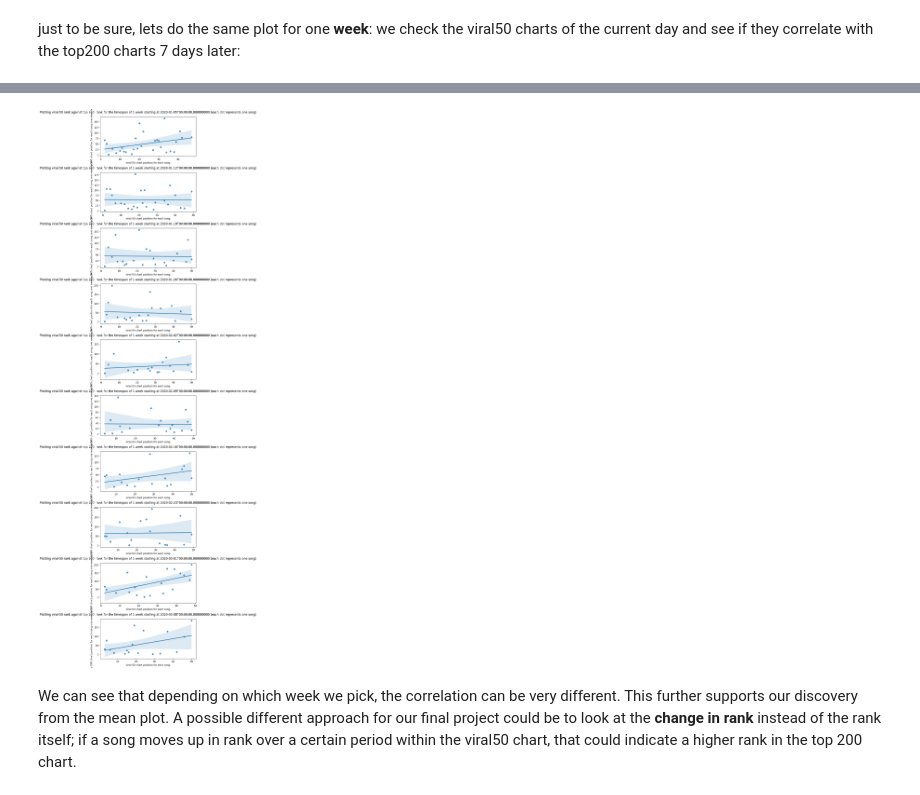
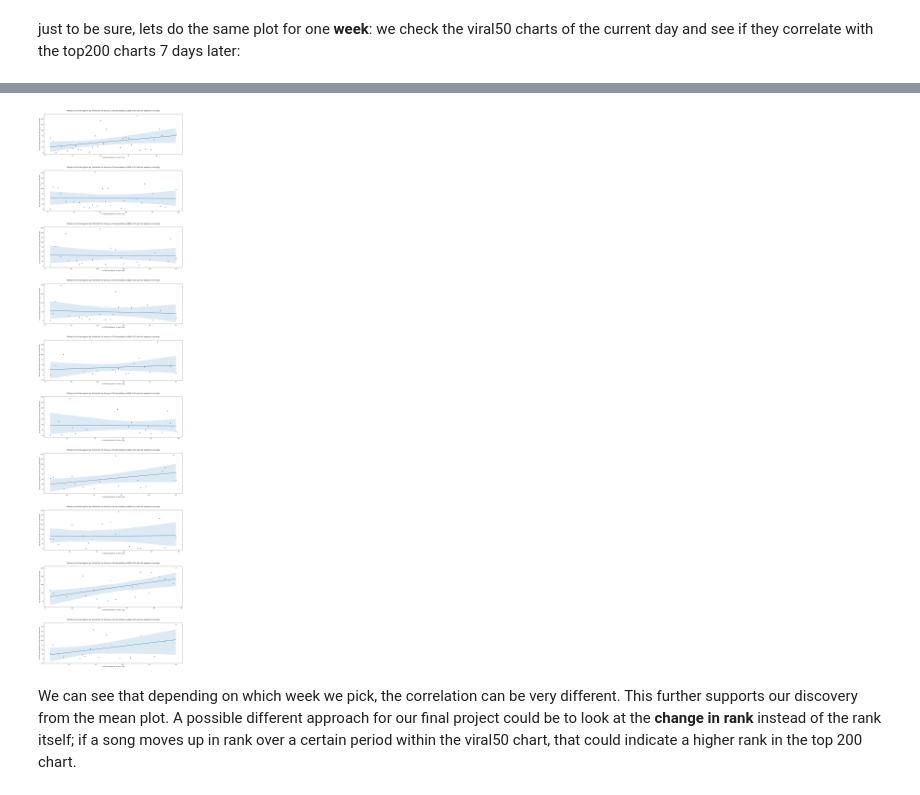
Before and after one commit to Falk358/data_science, a Jupyter notebook: project/02_exploratory_data_analysis.ipynb, the cells around one changed output, grey strips where cells are left out. Saved outputs shown, nothing was run; the diff lists cells and outputs as text; code cells hidden in the pictures.

Commit message:
now better readable plots

```diff
--- a/project/02_exploratory_data_analysis.ipynb
+++ b/project/02_exploratory_data_analysis.ipynb
@@ -252,17 +250,18 @@ dates = df_weekly_with_trends["date_viral"].unique()
 i = 0
 number_of_plots = 10
 
-fig, ax = plt.subplots(number_of_plots,figsize=(7,40))
+fig, ax = plt.subplots(number_of_plots,figsize=(20, 80))
 plt.subplots_adjust(hspace=0.4)
 
 for date in dates:
+    date = pd.to_datetime(str(date))
     week = df_weekly_with_trends[df_weekly_with_trends["date_viral"]==date]
     sns.regplot(data=week, x = "viral_50_rank", y = "top_200_rank", ax=ax[i])
-    ax[i].set_title(f"Plotting viral-50 rank against top 200  rank for the timespan of 1 week starting at {date} (each dot represents one song)",y=1.05)
-    ax[i].set_xlabel("viral-50 chart position for each song")
+    ax[i].set_title(f"Plotting viral-50 rank against top 200 rank for the timespan of 1 week starting at {date.strftime('%Y-%m-%d')} (each dot represents one song)",y=1.05)
+    ax[i].set_xlabel("viral-50 chart position for each song", size=10)
     ax[i].set_ylabel("top 200 chart position for each song one week later")
 
-    print(f"\ncorrelation for week starting at: {date}")
+    print(f"\ncorrelation for week starting at: {date.strftime('%Y-%m-%d')}")
     print(week.corr(method="pearson", numeric_only=True))
 
     i = i+1
@@ -288,7 +287,7 @@ correlation for week starting at: 2020-03-08T00:00:00.000000000
                viral_50_rank  top_200_rank
 viral_50_rank       1.000000      0.417773
 top_200_rank        0.417773      1.000000
-[figure, old version]
+[figure, new version]
 # %% [markdown]
 We can see that depending on which week we pick, the correlation can be very different. This further supports our discovery from the mean plot.
 A possible different approach for our final project could be to look at the **change in rank** instead of the rank itself; if a song moves up in rank over a certain period within the viral50 chart, that could indicate a higher rank in the top 200 chart.
```
Also changed, not shown: parts of 7 cells of this notebook.
